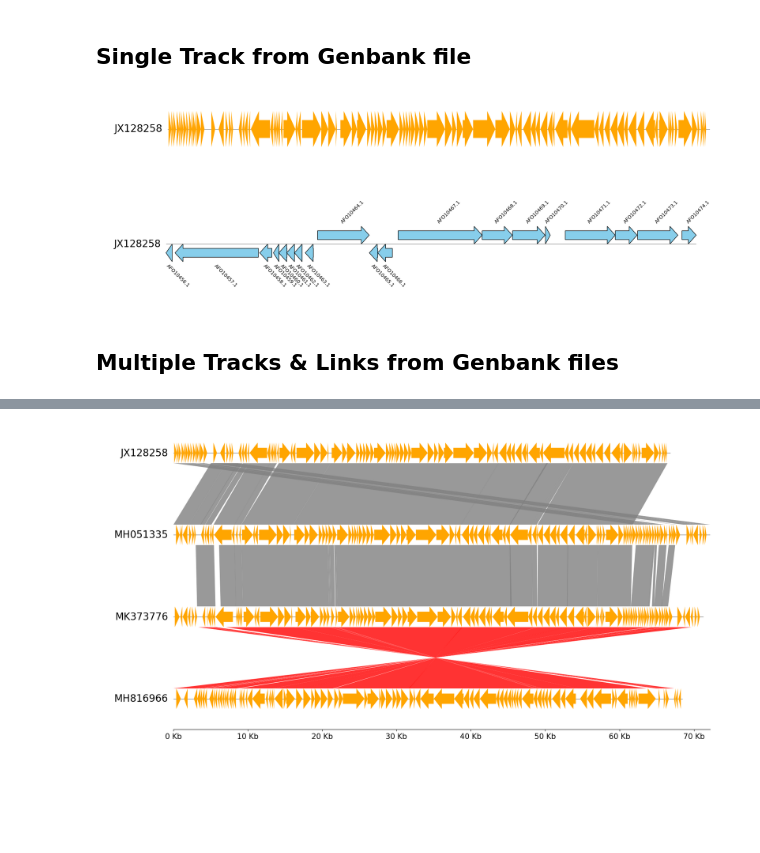
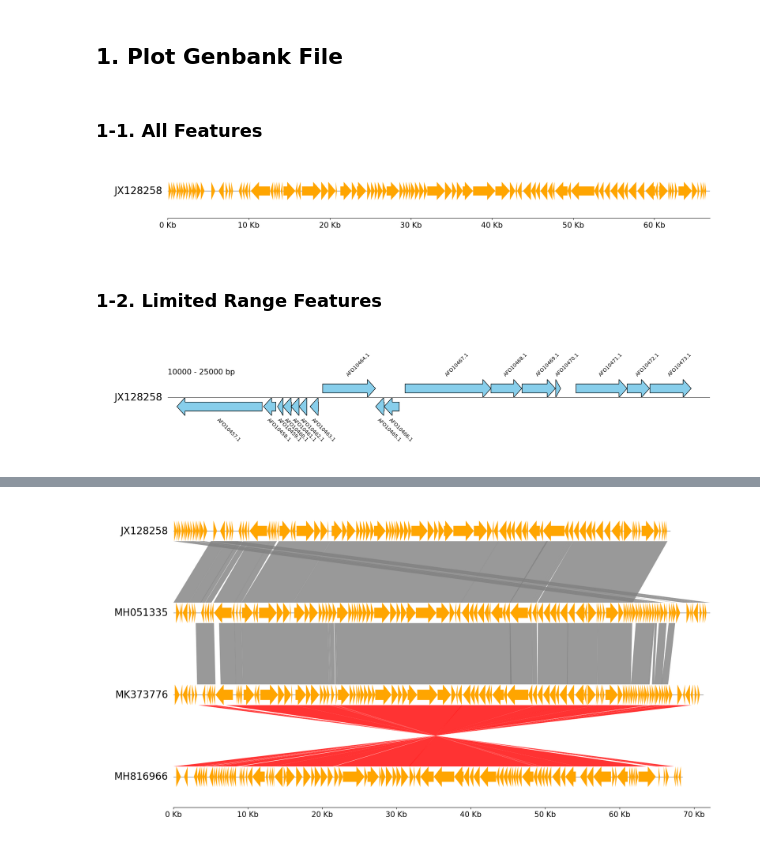
Before and after one commit to moshi4/pyGenomeViz, a Jupyter notebook: docs/api-examples/practical_example.ipynb, the cells around one changed output, grey strips where cells are left out. Saved outputs shown, nothing was run; the diff lists cells and outputs as text; code cells hidden in the pictures; blank space fills up the shorter version.

```diff
--- a/docs/api-examples/practical_example.ipynb
+++ b/docs/api-examples/practical_example.ipynb
@@ -3,37 +3,38 @@
 # %%
 # Colab environment may require 'RESTART RUNTIME' to activate newly installed packages.
 # %pip install pygenomeviz
-# %% [markdown]
-## Single Track from Genbank file
+# %% [markdown]
+## 1. Plot Genbank File
+# %% [markdown]
+### 1-1. All Features
 # %%
 from pygenomeviz import Genbank, GenomeViz, load_dataset
 
-# Load single genbank file
+# Load genbank file
 gbk_files, _ = load_dataset("escherichia_phage")
 gbk = Genbank(gbk_files[0])
 
-# Visualize genbank features
-gv = GenomeViz()
-track = gv.add_feature_track(gbk.name, gbk.genome_length)
+# Plot genbank features
+gv = GenomeViz(fig_track_height=0.5, tick_style="axis")
+track = gv.add_feature_track(gbk.name, gbk.range_size)
 track.add_genbank_features(gbk)
-
 fig = gv.plotfig()
 # %% [output]
-[figure, old version]
+[figure, new version]
+# %% [markdown]
+### 1-2. Limited Range Features
 # %%
 from pygenomeviz import Genbank, GenomeViz, load_dataset
 
-# Load single genbank file (Restrict genomic range)
+# Load genbank file (Set target min-max range)
 gbk_files, _ = load_dataset("escherichia_phage")
 gbk = Genbank(gbk_files[0], min_range=10000, max_range=25000)
 
-# Visualize genbank features
+# Plot min-max range genbank features
 gv = GenomeViz()
-track = gv.add_feature_track(gbk.name, gbk.genome_length)
+track = gv.add_feature_track(name=gbk.name, size=gbk.range_size, start_pos=gbk.min_range)
 track.add_genbank_features(gbk, label_type="protein_id", plotstyle="arrow", facecolor="skyblue", labelsize=10, linewidth=1)
-
+track.set_sublabel(position="top-left")
 fig = gv.plotfig()
 # %% [output]
-[figure, old version]
+[figure, new version]
-# %% [markdown]
-## Multiple Tracks & Links from Genbank files
```
Also changed, not shown: parts of 15 cells of this notebook, 19 other files.
